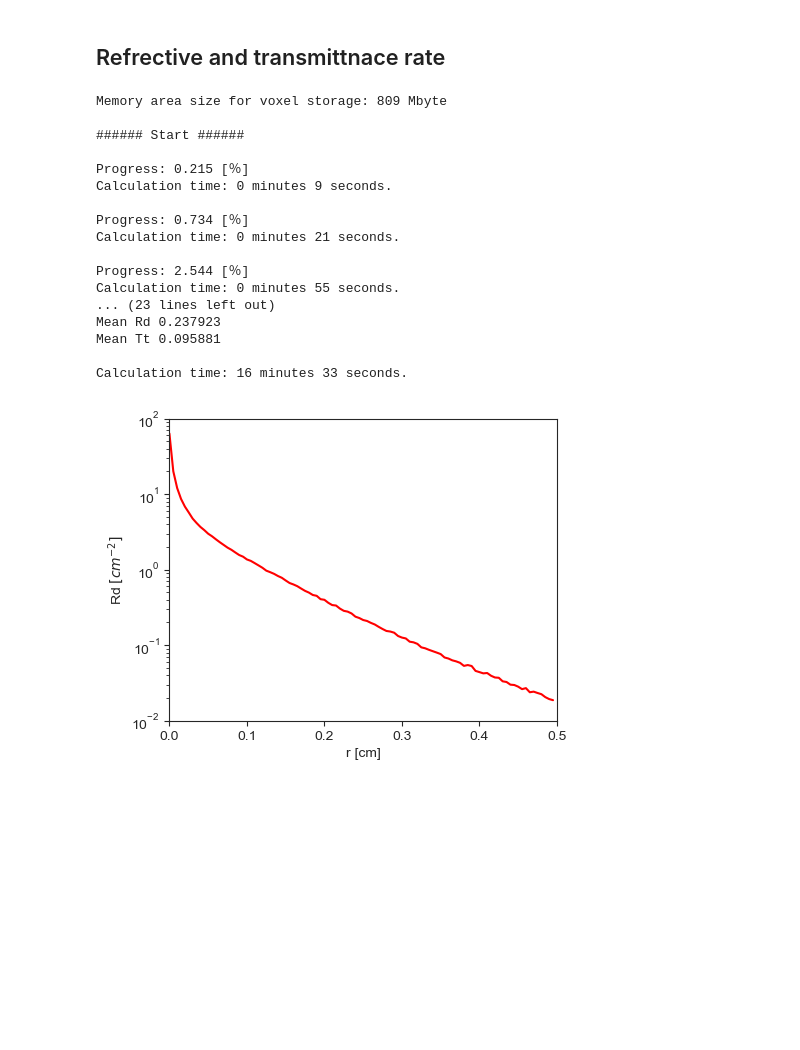
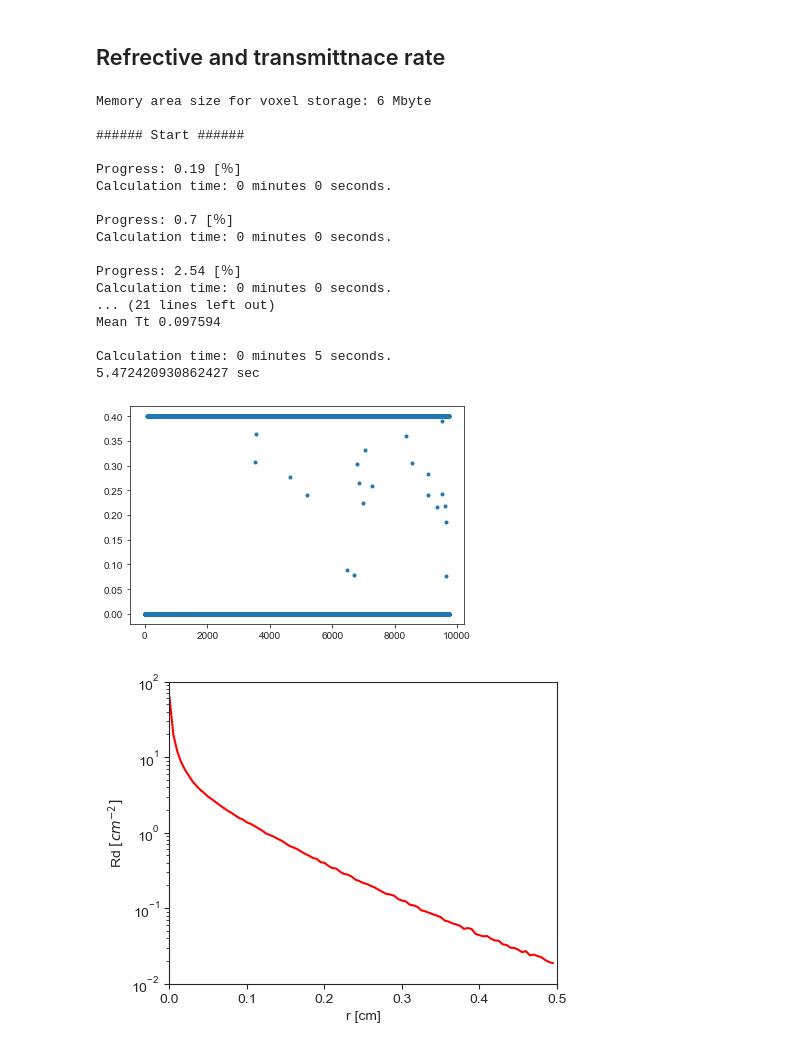
Before and after one commit to Kaname21Miura/pyMonteOpt, a Jupyter notebook: test_voxcelplate.ipynb, the cells around one changed output. Saved outputs shown, nothing was run; the diff lists cells and outputs as text; code cells hidden in the pictures; blank space fills up the shorter version.

```diff
--- a/test_voxcelplate.ipynb
+++ b/test_voxcelplate.ipynb
@@ -442,8 +453,7 @@ df_.to_csv('result/voxel_fluence_z.csv',index=None)
 # %% [markdown]
 ## Refrective and transmittnace rate
 # %%
-nPh = 1000000
-model = VoxelPlateModel(nPh = nPh)
+nPh = 10000
 params = {
     'thickness':[0.1,0.1,0.2],
     'ms':[100,10,10],
@@ -452,10 +462,14 @@ params = {
     'n':[1.37,1.37,1.37],
     'n_air':1.,
     'xy_size':4,
-    'voxel_space':0.002,
+    'voxel_space':0.01,
 }
+model = VoxelPlateModel(nPh = nPh)
 model.built(**params)
+
+start = time.time()
 model = model.start()
+print('%s sec'%(time.time()-start))
 
 rez = model.getResult()
 p_result = rez["p"]
@@ -465,23 +479,28 @@ w_result = rez["w"]
 Tt_index = np.where(v_result[2]>0)[0]
 Rd_index = np.where(v_result[2]<0)[0]
 # %% [output]
-Memory area size for voxel storage: 809 Mbyte
+Memory area size for voxel storage: 6 Mbyte
 
 ###### Start ######
 
-Progress: 0.215 [％]
-Calculation time: 0 minutes 9 seconds.
+Progress: 0.19 [％]
+Calculation time: 0 minutes 0 seconds.
 
-Progress: 0.734 [％]
-Calculation time: 0 minutes 21 seconds.
+Progress: 0.7 [％]
+Calculation time: 0 minutes 0 seconds.
 
-Progress: 2.544 [％]
-Calculation time: 0 minutes 55 seconds.
-... (23 lines left out)
-Mean Rd 0.237923
-Mean Tt 0.095881
+Progress: 2.54 [％]
+Calculation time: 0 minutes 0 seconds.
+... (21 lines left out)
+Mean Tt 0.097594
 
-Calculation time: 16 minutes 33 seconds.
+Calculation time: 0 minutes 5 seconds.
+5.472420930862427 sec
+# %%
+plt.plot(p_result[2],'.')
+plt.show()
+# %% [output]
+[figure, added]
 # %%
 nn = 100
 dr = 0.005
```
Also changed, not shown: parts of 6 cells of this notebook, 6 other files.
